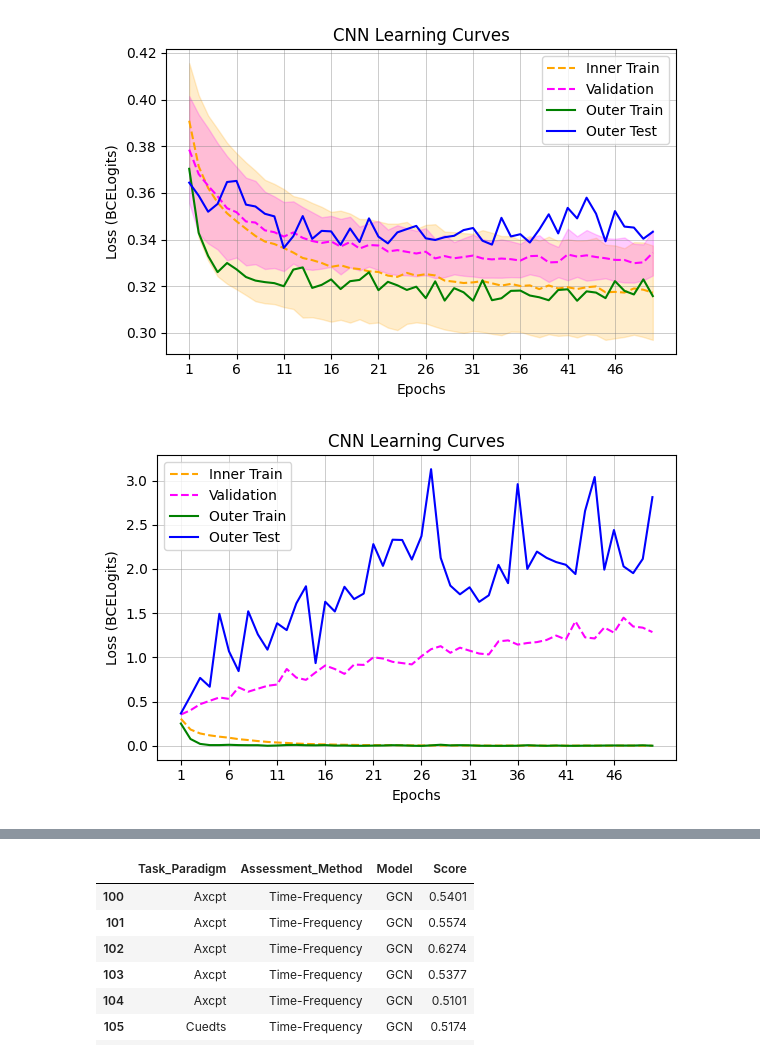
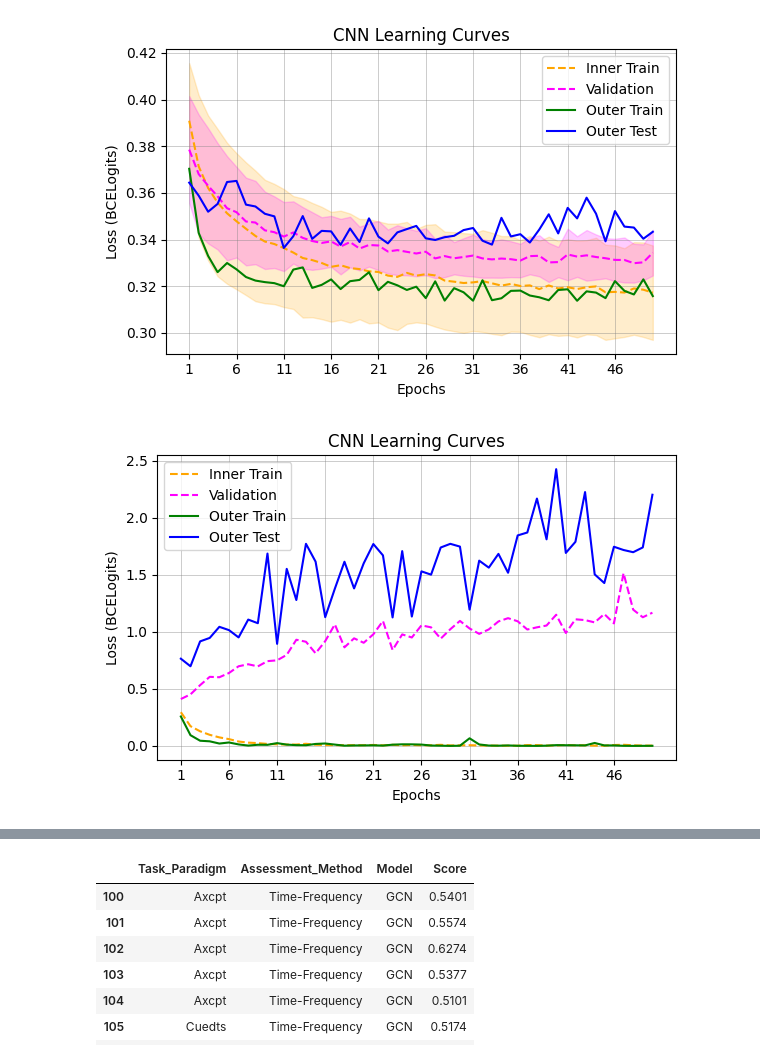
Before and after one commit to kinichen/dFC_task_presence, a Jupyter notebook: notebooks/figures.ipynb, the cells around one changed output, grey strips where cells are left out. Saved outputs shown, nothing was run; the diff lists cells and outputs as text; code cells hidden in the pictures.

```diff
--- a/notebooks/figures.ipynb
+++ b/notebooks/figures.ipynb
@@ -12,11 +12,11 @@ from utilities.utils import make_long_df
 
 ###############################################################################
 # Change for all plots
-date_str = "20251009"  # specify the date (yyyymmdd) of the version of the experiment to load. See saved_performances/
+date_str = "20251026"  # specify the date (yyyymmdd) of the version of the experiment to load. See saved_performances/
 metric_name = "Balanced Accuracy"
 
 # Just for plotting losses
-model_name = "CNN"
+model_name = "GCN"
 dataset_name = "axcpt_tf"   # plotting losses for fold 1 of a specific dataset
 ###############################################################################
 # %%
@@ -257,19 +259,21 @@ plot_learning_curves(epochs, inner_train_losses, val_losses, outer_train_losses,
 [figure]
 # %%
 ################### REAL DATA, ResNet18 ###########################
+date_str = "20251010"
+model_name = "CNN"
 
 # Load losses (for plot_learning curves())
 save_dir_l = os.path.join("saved_performances", model_name, "losses", date_str)
 
 inner_train_losses = np.load(os.path.join(save_dir_l, f"inner_train_losses_{dataset_name}.npy"), allow_pickle=True)
 val_losses = np.load(os.path.join(save_dir_l, f"val_losses_{dataset_name}.npy"), allow_pickle=True)
 outer_train_losses = np.load(os.path.join(save_dir_l, f"outer_train_losses_{dataset_name}.npy"), allow_pickle=True)
 test_losses = np.load(os.path.join(save_dir_l, f"test_losses_{dataset_name}.npy"), allow_pickle=True)
 
 num_epochs = config['models'][model_name]['training']['epochs']
 epochs = np.arange(1, num_epochs+1)
 
 # Run plot
-plot_learning_curves(epochs, inner_train_losses, val_losses, outer_train_losses, test_losses, model_name="CNN")
+plot_learning_curves(epochs, inner_train_losses, val_losses, outer_train_losses, test_losses, model_name=model_name)
 # %% [output]
-[figure, old version]
+[figure, new version]
```
Also changed, not shown: parts of 3 cells of this notebook, 4 other files.
